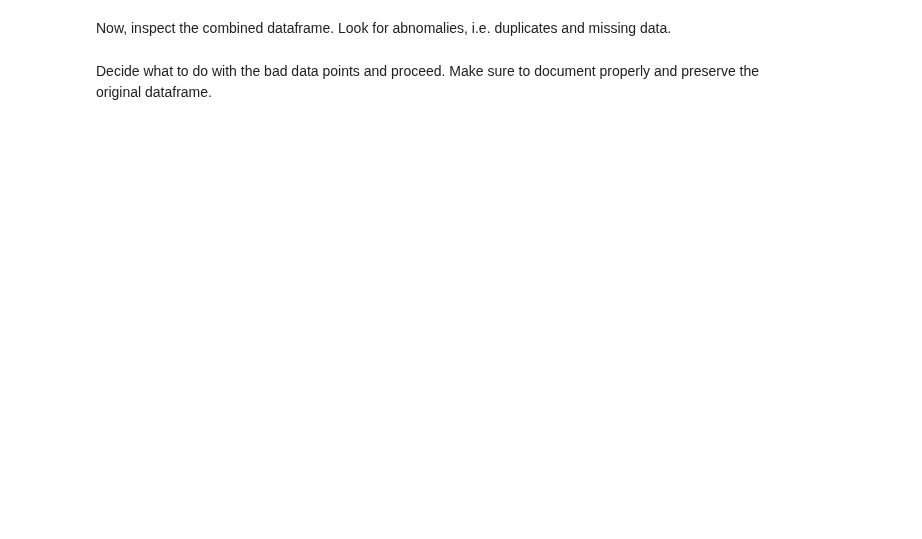
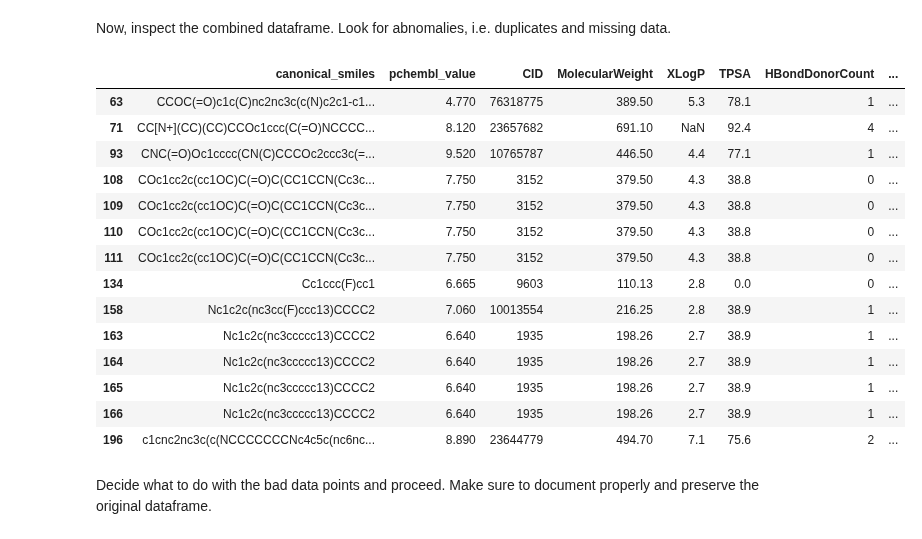
Before and after one commit to chichichi67/ChemicalDataScience103, a Jupyter notebook: lectures/session09/userfolder/materials(CH)/generate-dataset.ipynb, the cells around one changed output. Cells and saved outputs as stored; diff of their text form; code cells hidden in the pictures; blank space fills up the shorter version.

```diff
--- a/lectures/session09/userfolder/materials(CH)/generate-dataset.ipynb
+++ b/lectures/session09/userfolder/materials(CH)/generate-dataset.ipynb
@@ -31,4 +87,22 @@ merged.head()
 # %% [markdown]
 Now, inspect the combined dataframe. Look for abnomalies, i.e. duplicates and missing data.
+# %%
+merged[merged.duplicated()]
+# %% [output]
+|  | canonical_smiles | pchembl_value | CID | MolecularWeight | XLogP | TPSA | HBondDonorCount | ... |
+| 63 | CCOC(=O)c1c(C)nc2nc3c(c(N)c2c1-c1... | 4.770 | 76318775 | 389.50 | 5.3 | 78.1 | 1 | ... |
+| 71 | CC[N+](CC)(CC)CCOc1ccc(C(=O)NCCCC... | 8.120 | 23657682 | 691.10 | NaN | 92.4 | 4 | ... |
+| 93 | CNC(=O)Oc1cccc(CN(C)CCCOc2ccc3c(=... | 9.520 | 10765787 | 446.50 | 4.4 | 77.1 | 1 | ... |
+| 108 | COc1cc2c(cc1OC)C(=O)C(CC1CCN(Cc3c... | 7.750 | 3152 | 379.50 | 4.3 | 38.8 | 0 | ... |
+| 109 | COc1cc2c(cc1OC)C(=O)C(CC1CCN(Cc3c... | 7.750 | 3152 | 379.50 | 4.3 | 38.8 | 0 | ... |
+| 110 | COc1cc2c(cc1OC)C(=O)C(CC1CCN(Cc3c... | 7.750 | 3152 | 379.50 | 4.3 | 38.8 | 0 | ... |
+| 111 | COc1cc2c(cc1OC)C(=O)C(CC1CCN(Cc3c... | 7.750 | 3152 | 379.50 | 4.3 | 38.8 | 0 | ... |
+| 134 | Cc1ccc(F)cc1 | 6.665 | 9603 | 110.13 | 2.8 | 0.0 | 0 | ... |
+| 158 | Nc1c2c(nc3cc(F)ccc13)CCCC2 | 7.060 | 10013554 | 216.25 | 2.8 | 38.9 | 1 | ... |
+| 163 | Nc1c2c(nc3ccccc13)CCCC2 | 6.640 | 1935 | 198.26 | 2.7 | 38.9 | 1 | ... |
+| 164 | Nc1c2c(nc3ccccc13)CCCC2 | 6.640 | 1935 | 198.26 | 2.7 | 38.9 | 1 | ... |
+| 165 | Nc1c2c(nc3ccccc13)CCCC2 | 6.640 | 1935 | 198.26 | 2.7 | 38.9 | 1 | ... |
+| 166 | Nc1c2c(nc3ccccc13)CCCC2 | 6.640 | 1935 | 198.26 | 2.7 | 38.9 | 1 | ... |
+| 196 | c1cnc2nc3c(c(NCCCCCCCNc4c5c(nc6nc... | 8.890 | 23644779 | 494.70 | 7.1 | 75.6 | 2 | ... |
 # %% [markdown]
 Decide what to do with the bad data points and proceed. Make sure to document properly and preserve the original dataframe.
```
Also changed, not shown: parts of 11 cells of this notebook, 6 other files.
